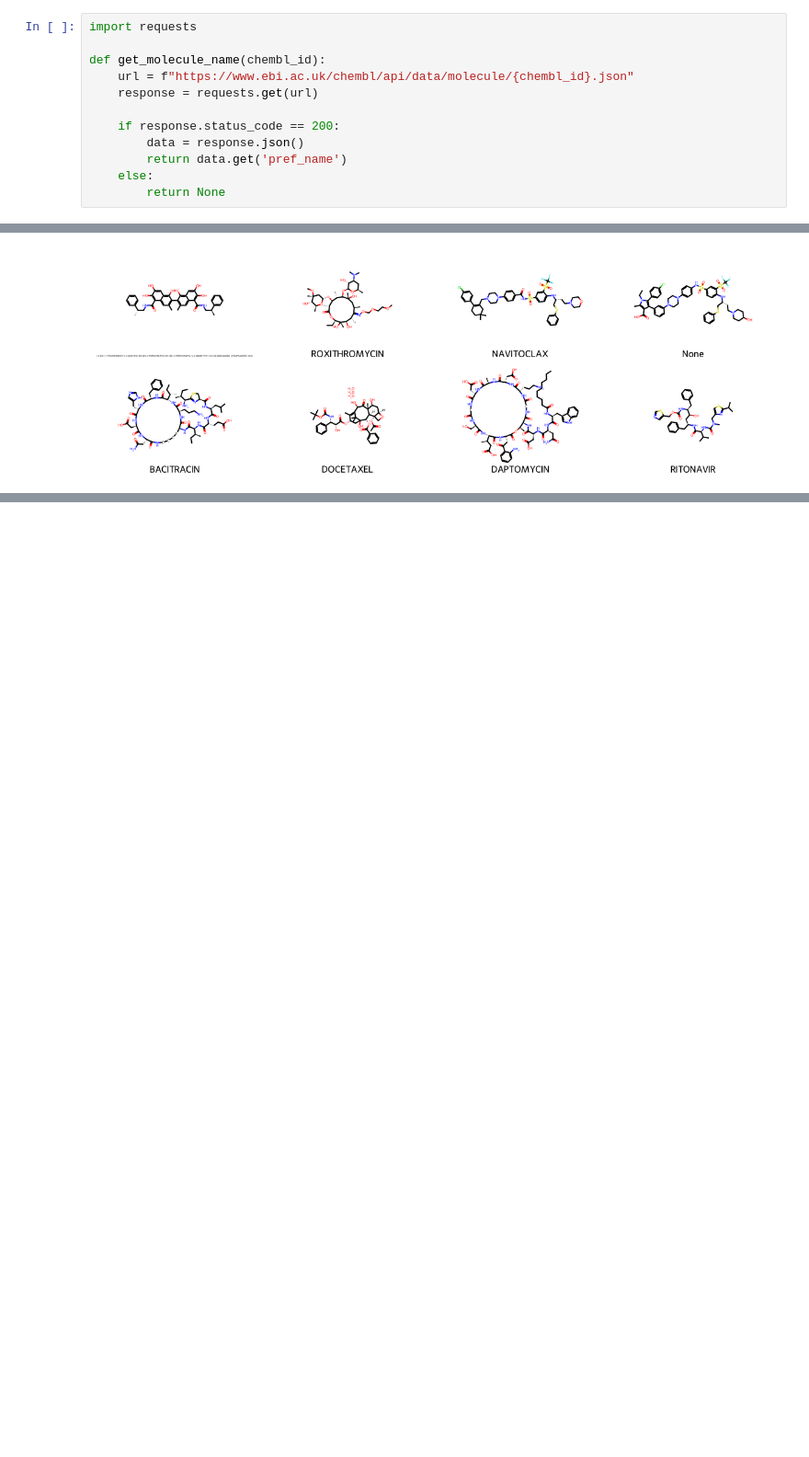
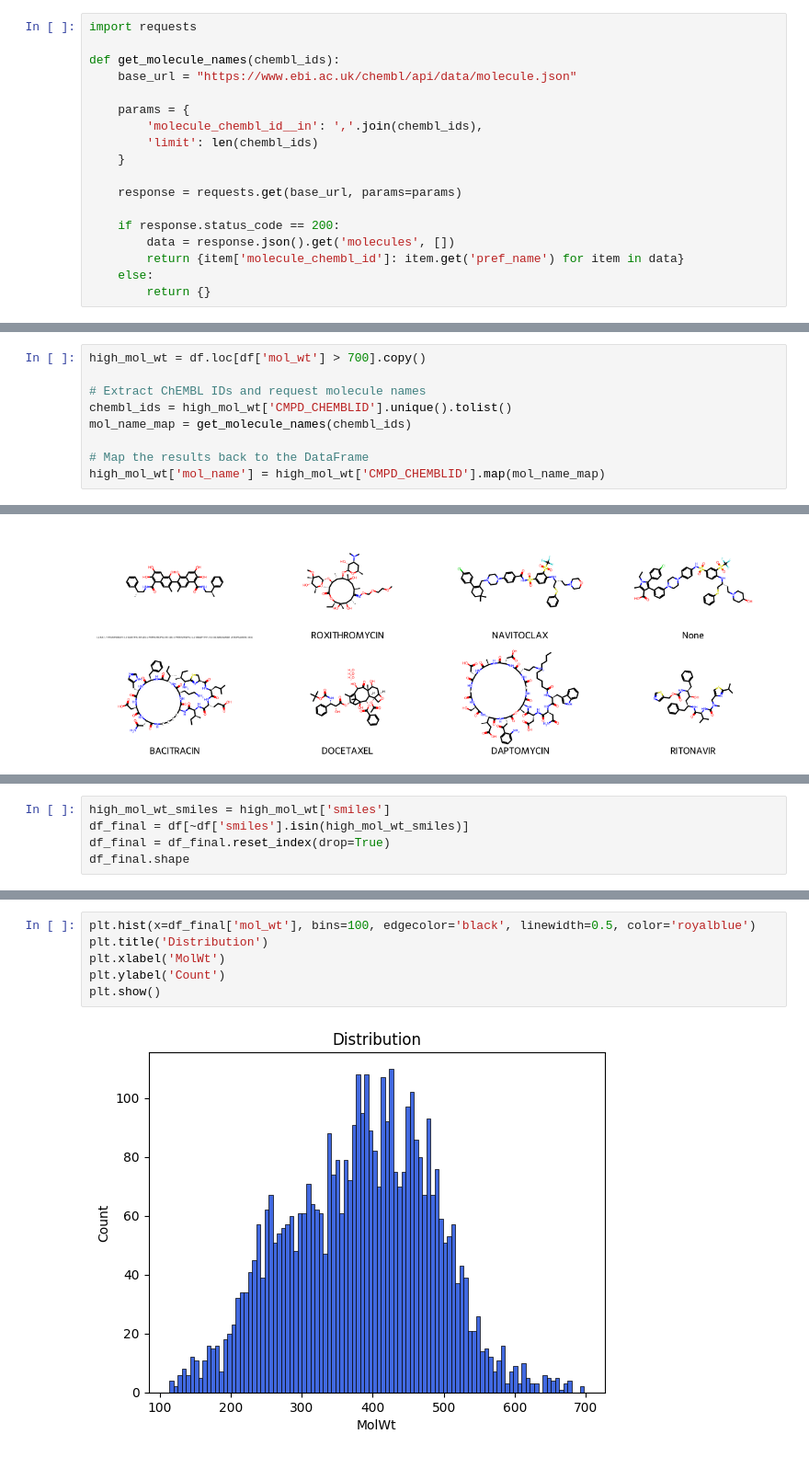
Before and after one commit to DaniloGrujic/organic-compound-lipophilicity, a Jupyter notebook: 1_Data_analysis.ipynb, the cells around one changed output, grey strips where cells are left out. Shown: that part at 92% size. Saved outputs shown, nothing was run; the diff lists cells and outputs as text; blank space fills up the shorter version.

```diff
--- a/1_Data_analysis.ipynb
+++ b/1_Data_analysis.ipynb
@@ -114,12 +114,18 @@ plt.show()
 # %%
 import requests
 
-def get_molecule_name(chembl_id):
-    url = f"https://www.ebi.ac.uk/chembl/api/data/molecule/{chembl_id}.json"
-    response = requests.get(url)
+def get_molecule_names(chembl_ids):
+    base_url = "https://www.ebi.ac.uk/chembl/api/data/molecule.json"
+
+    params = {
+        'molecule_chembl_id__in': ','.join(chembl_ids),
+        'limit': len(chembl_ids)
+    }
+
+    response = requests.get(base_url, params=params)
 
     if response.status_code == 200:
-        data = response.json()
-        return data.get('pref_name')
+        data = response.json().get('molecules', [])
+        return {item['molecule_chembl_id']: item.get('pref_name') for item in data}
     else:
-        return None
+        return {}
@@ -135,3 +132,12 @@ See the caveats in the documentation: https://pandas.pydata.org/pandas-docs/stab
+# %%
+high_mol_wt = df.loc[df['mol_wt'] > 700].copy()
+
+# Extract ChEMBL IDs and request molecule names
+chembl_ids = high_mol_wt['CMPD_CHEMBLID'].unique().tolist()
+mol_name_map = get_molecule_names(chembl_ids)
+
+# Map the results back to the DataFrame
+high_mol_wt['mol_name'] = high_mol_wt['CMPD_CHEMBLID'].map(mol_name_map)
 # %%
 
 img = Draw.MolsToGridImage(high_mol_wt['mol'], molsPerRow=4, subImgSize=(300, 200), legends=[str(x) for x in high_mol_wt['mol_name']])
@@ -140,0 +149,5 @@ img
+# %%
+high_mol_wt_smiles = high_mol_wt['smiles']
+df_final = df[~df['smiles'].isin(high_mol_wt_smiles)]
+df_final = df_final.reset_index(drop=True)
+df_final.shape
@@ -140,0 +156,8 @@ img
+# %%
+plt.hist(x=df_final['mol_wt'], bins=100, edgecolor='black', linewidth=0.5, color='royalblue')
+plt.title('Distribution')
+plt.xlabel('MolWt')
+plt.ylabel('Count')
+plt.show()
+# %% [output]
+[figure, added]
```
Also changed, not shown: parts of 7 cells of this notebook.
